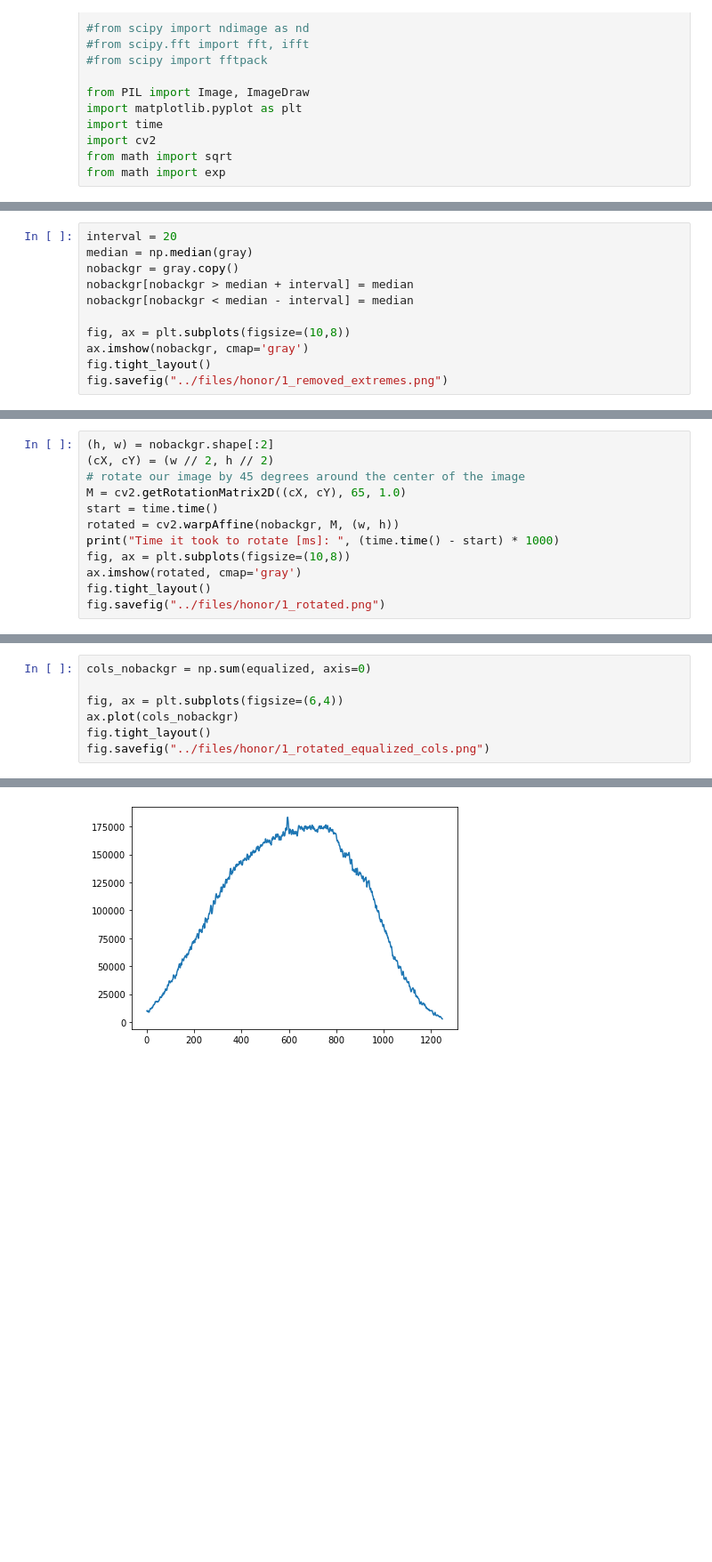
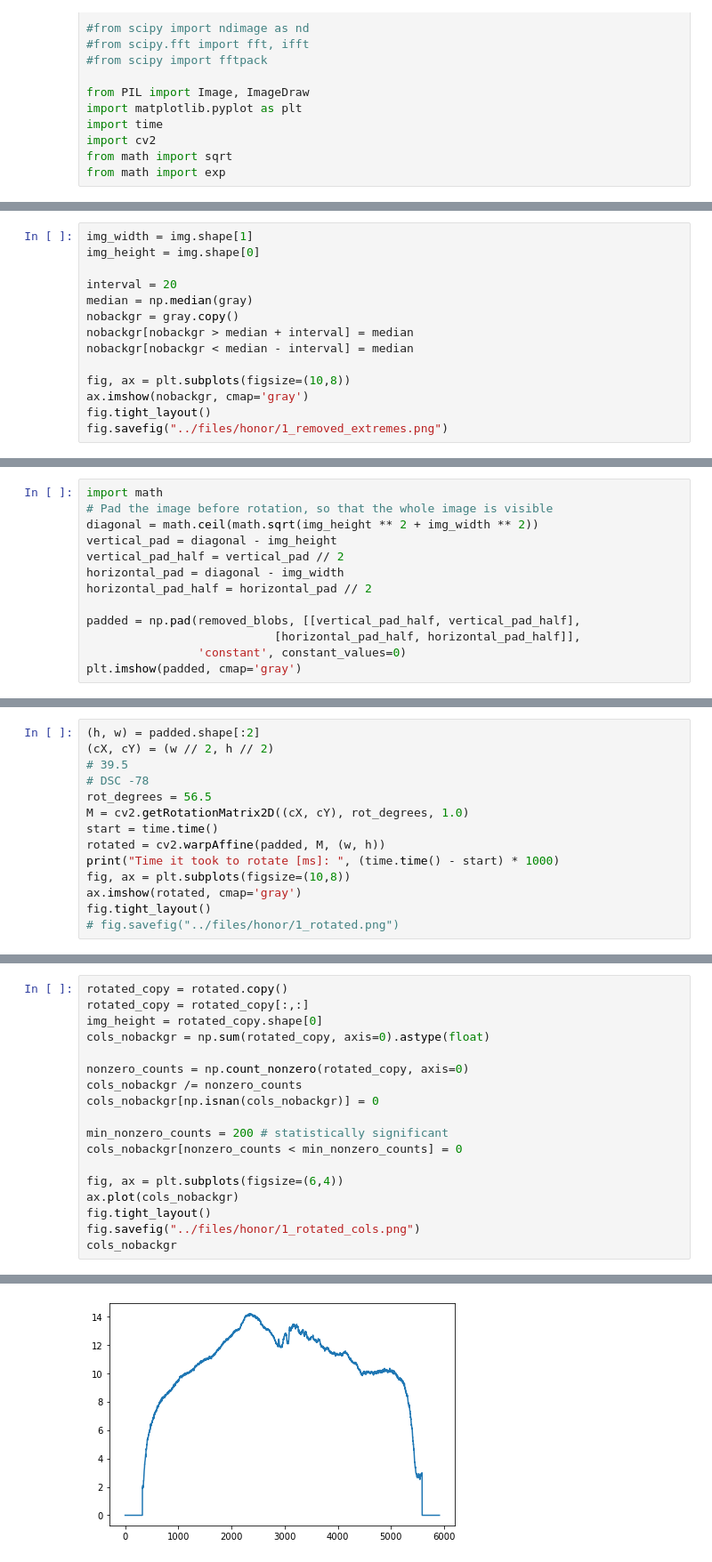
Before and after one commit to LadaOndris/apaler, a Jupyter notebook: detection/rotation.ipynb, the cells around one changed output, grey strips where cells are left out. Shown at 89% size. Drawn from its saved outputs; the diff is of its cells as text; blank space fills up the shorter version.

```diff
--- a/detection/rotation.ipynb
+++ b/detection/rotation.ipynb
@@ -49,4 +52,7 @@ fig.savefig("../files/honor/1_gray_cols.png")
 # %%
+img_width = img.shape[1]
+img_height = img.shape[0]
+
 interval = 20
 median = np.median(gray)
 nobackgr = gray.copy()
@@ -70,0 +123,13 @@ fig.savefig("../files/honor/1_removed_extremes_cols.png")
+# %%
+import math
+# Pad the image before rotation, so that the whole image is visible
+diagonal = math.ceil(math.sqrt(img_height ** 2 + img_width ** 2))
+vertical_pad = diagonal - img_height
+vertical_pad_half = vertical_pad // 2
+horizontal_pad = diagonal - img_width
+horizontal_pad_half = horizontal_pad // 2
+
+padded = np.pad(removed_blobs, [[vertical_pad_half, vertical_pad_half],
+                           [horizontal_pad_half, horizontal_pad_half]],
+                'constant', constant_values=0)
+plt.imshow(padded, cmap='gray')
@@ -71,13 +141,15 @@ fig.savefig("../files/honor/1_removed_extremes_cols.png")
 # %%
-(h, w) = nobackgr.shape[:2]
+(h, w) = padded.shape[:2]
 (cX, cY) = (w // 2, h // 2)
-# rotate our image by 45 degrees around the center of the image
-M = cv2.getRotationMatrix2D((cX, cY), 65, 1.0)
+# 39.5
+# DSC -78
+rot_degrees = 56.5
+M = cv2.getRotationMatrix2D((cX, cY), rot_degrees, 1.0)
 start = time.time()
-rotated = cv2.warpAffine(nobackgr, M, (w, h))
+rotated = cv2.warpAffine(padded, M, (w, h))
 print("Time it took to rotate [ms]: ", (time.time() - start) * 1000)
 fig, ax = plt.subplots(figsize=(10,8))
 ax.imshow(rotated, cmap='gray')
 fig.tight_layout()
-fig.savefig("../files/honor/1_rotated.png")
+# fig.savefig("../files/honor/1_rotated.png")
 # %% [output]
@@ -95,8 +158,19 @@ fig.savefig("../files/honor/1_rotated_equalized.png")
 # %%
-cols_nobackgr = np.sum(equalized, axis=0)
+rotated_copy = rotated.copy()
+rotated_copy = rotated_copy[:,:]
+img_height = rotated_copy.shape[0]
+cols_nobackgr = np.sum(rotated_copy, axis=0).astype(float)
+
+nonzero_counts = np.count_nonzero(rotated_copy, axis=0)
+cols_nobackgr /= nonzero_counts
+cols_nobackgr[np.isnan(cols_nobackgr)] = 0
+
+min_nonzero_counts = 200 # statistically significant
+cols_nobackgr[nonzero_counts < min_nonzero_counts] = 0
 
 fig, ax = plt.subplots(figsize=(6,4))
 ax.plot(cols_nobackgr)
 fig.tight_layout()
-fig.savefig("../files/honor/1_rotated_equalized_cols.png")
+fig.savefig("../files/honor/1_rotated_cols.png")
+cols_nobackgr
 # %% [output]
@@ -103 +178 @@ fig.savefig("../files/honor/1_rotated_equalized_cols.png")
-[figure, old version]
+[figure, new version]
```
Also changed, not shown: parts of 31 cells of this notebook.
